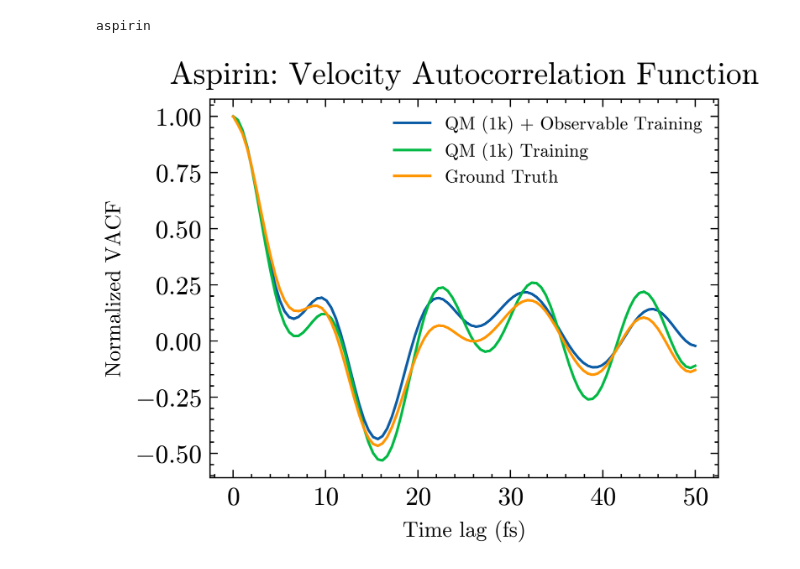
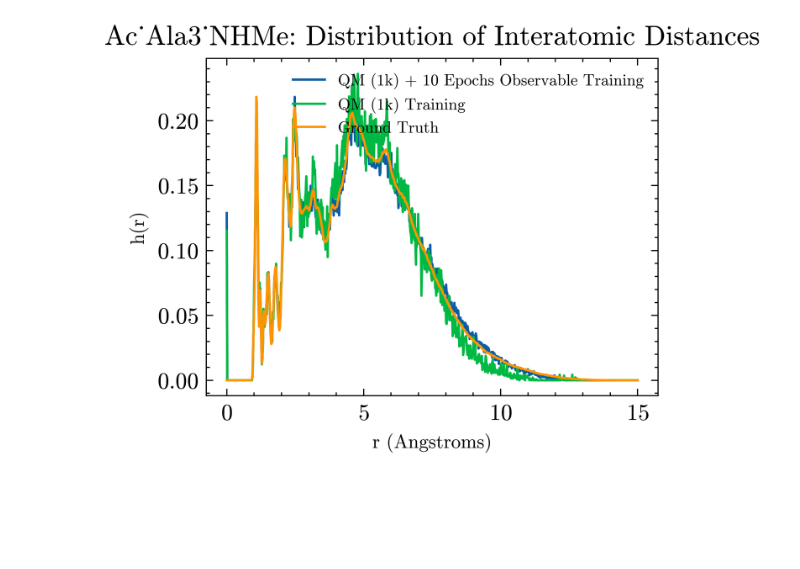
Before and after one commit to jeevster/implicit-md, a Jupyter notebook: make_figures.ipynb, the cells around one changed output. Drawn from its saved outputs; the diff is of its cells as text; code cells hidden in the pictures; blank space fills up the shorter version.

```diff
--- a/make_figures.ipynb
+++ b/make_figures.ipynb
@@ -16,6 +16,7 @@ warnings.filterwarnings("ignore")
 plt.style.use(['science','no-latex'])
 name_dict = {'pre': 'QM (1k) Training',
              'post_cycle1': 'QM (1k) + 1 Cycle Observable Training',
+             'post_cycle1_epoch10': 'QM (1k) + 10 Epochs Observable Training',
              'post_cycle2': 'QM (1k) + 2 Cycles Observable Training',
              'post_cycle3': 'QM (1k) + 3 Cycles Observable Training',
              'post': 'QM (1k) + Observable Training',
@@ -46,6 +47,7 @@ def plot_stability_distribution(molecule, exp_dir, names):
     for name in names:
         try:
             stab = np.load(os.path.join(inference_dir, name, 'replicas_stable_time.npy'))
+            #stab = stab[stab!=np.max(stab)]
         except FileNotFoundError:
             pass
         plt.hist(stab, bins = 50, label = name_dict[name], density=True, alpha=0.7)
@@ -94,7 +96,7 @@ def plot_observable(molecule, exp_dir, names, observable = 'rdf', criterion = 's
     gt_obs = np.load(os.path.join(inference_dir, "pre", f'gt_{observable}.npy'))
     if observable == 'rdf':
         gt_obs /=2
-        x_axis = np.linspace(0, 10, 500)
+        x_axis = np.linspace(0, 15, 750) if 'md22' in exp_dir else (0, 10, 500)
     elif observable == 'adf':
         x_axis = np.linspace(0, np.pi, 180)
     elif observable == 'vacf':
@@ -164,6 +166,8 @@ def collect_metrics(molecule, exp_dir, names):
     std_stability = []
     mean_force_mae = []
     used_names = []
+    if len(names) == 0:
+        names = os.listdir(inference_dir)
     for name in names:
         try:
             metrics = json.load(open(os.path.join(inference_dir, name, 'final_metrics.json')))
@@ -241,22 +245,21 @@ def plot_tic(molecule, exp_dir, gt_dir):
     plt.show()
 # %%
 '''INPUTS'''
-logdir = 'results_md17_correctedlogging_10k'
-molecule = 'aspirin'
-model = "schnet"
+logdir = 'results_md22_correctedlogging_l=1_10percent'
+molecule = 'ac_Ala3_NHMe'
+model = "nequip"
 lr="0.001"
 ef_weight="10"
 
 exp_dir = f'/global/cfs/projectdirs/m4319/sanjeevr/{logdir}/IMPLICIT_{model}_{molecule}_TEST_correctedlogging_lr={lr}_efweight={ef_weight}'
-names = ['pre', 'post'] #, 'post_cycle2', 'post_cycle3', 'post']
-collect_metrics(molecule, exp_dir, names)
+names = ['pre', 'post_cycle1_epoch10'] #, 'post_cycle2', 'post_cycle3', 'post']
+# collect_metrics(molecule, exp_dir, names)
 # plot_stability_distribution(molecule, exp_dir, names)
-# plot_observable_mae_distribution(molecule, exp_dir, names, 'vacf')
+# plot_observable_mae_distribution(molecule, exp_dir, names, 'rdf')
 
 # plot_observable_mae_distribution(molecule, exp_dir, names, 'rdf')
 # plot_observable_mae_distribution(molecule, exp_dir, names, 'vacf')
 # plot_observable_mae_difference_distribution(molecule, exp_dir, names, 'rdf')
-plot_observable(molecule, exp_dir, names, 'vacf', diff=False)
+plot_observable(molecule, exp_dir, names, 'rdf', diff=False, mode = 'mean')
 # %% [output]
-aspirin
-[figure, old version]
+[figure, new version]
```
Also changed, not shown: 9 other files.
